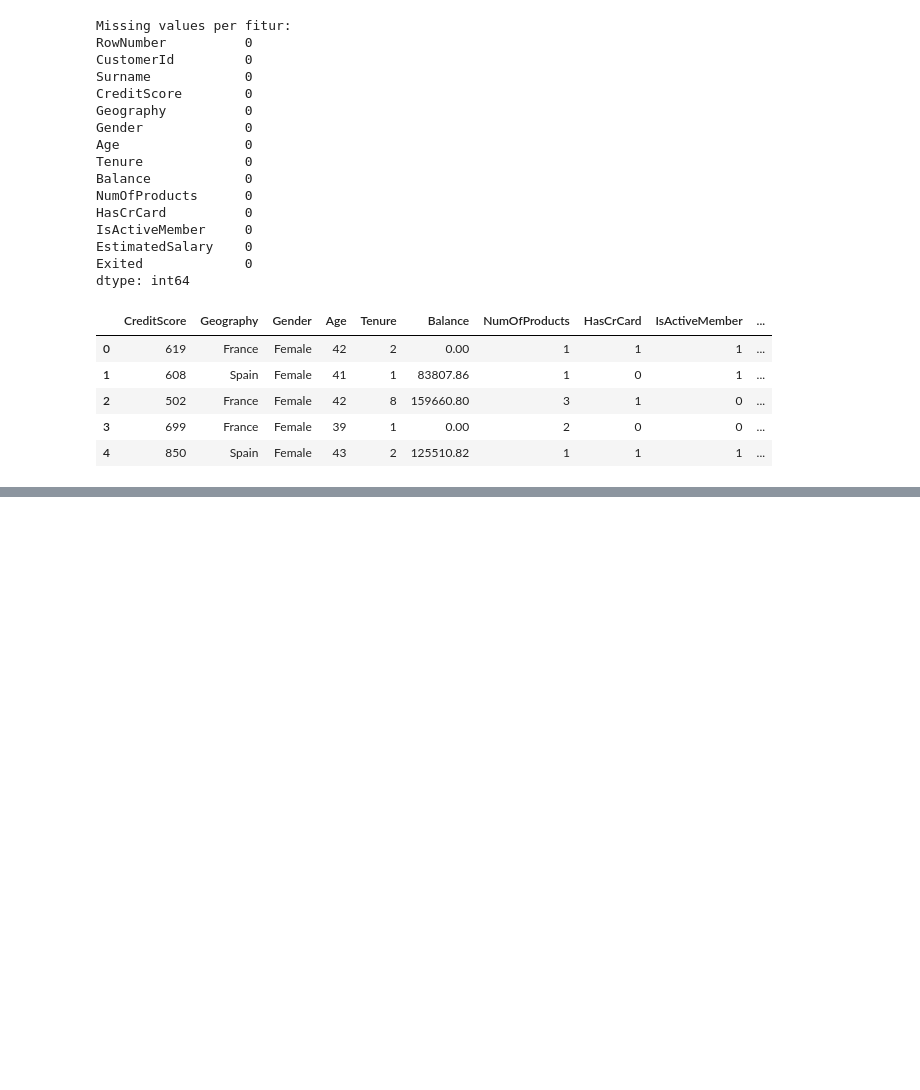
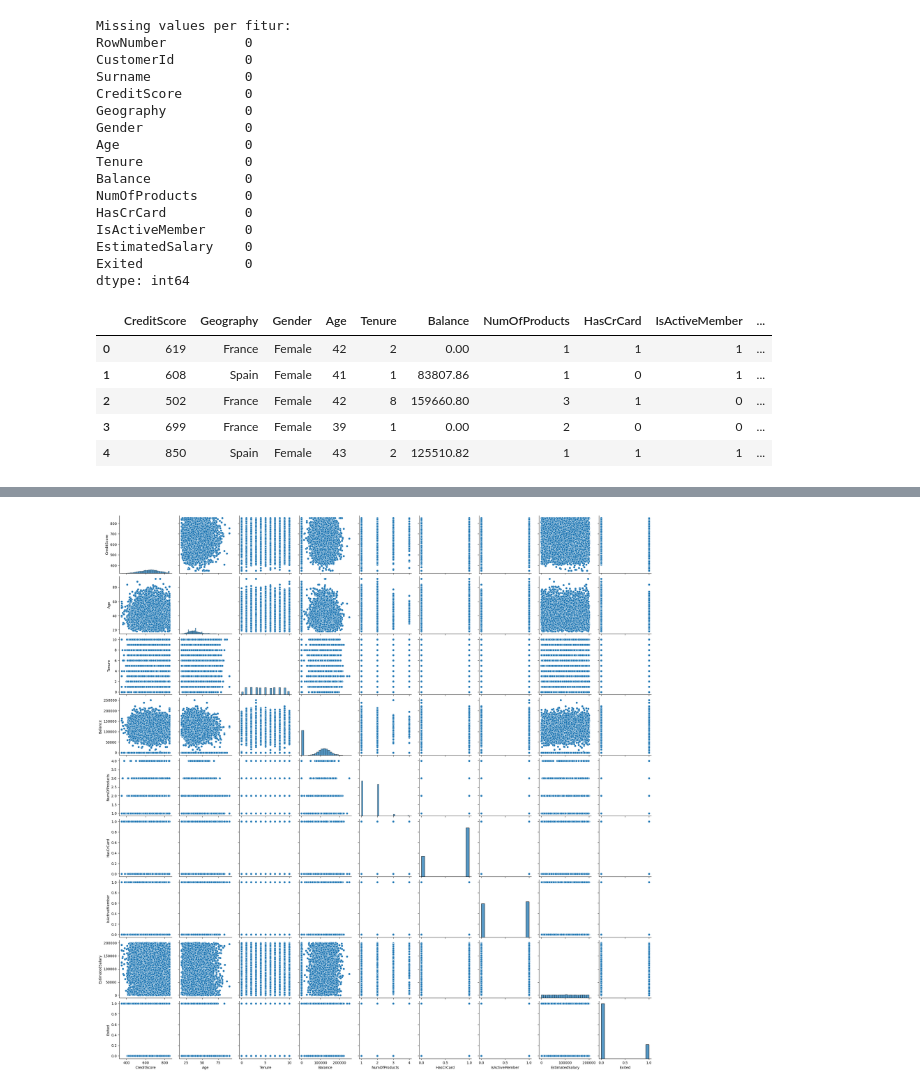
Before and after one commit to adrianramadhan/binary-classification-customers-churns, a Jupyter notebook: notebook.ipynb, the cells around one changed output, grey strips where cells are left out. Saved outputs shown, nothing was run; the diff lists cells and outputs as text; code cells hidden in the pictures; blank space fills up the shorter version.

```diff
--- a/notebook.ipynb
+++ b/notebook.ipynb
@@ -88,0 +129,6 @@ data.head()
+# %%
+# Pairplot untuk fitur numerik
+sns.pairplot(num_features)
+plt.show()
+# %% [output]
+[figure, added]
```
Also changed, not shown: parts of 4 cells of this notebook.
